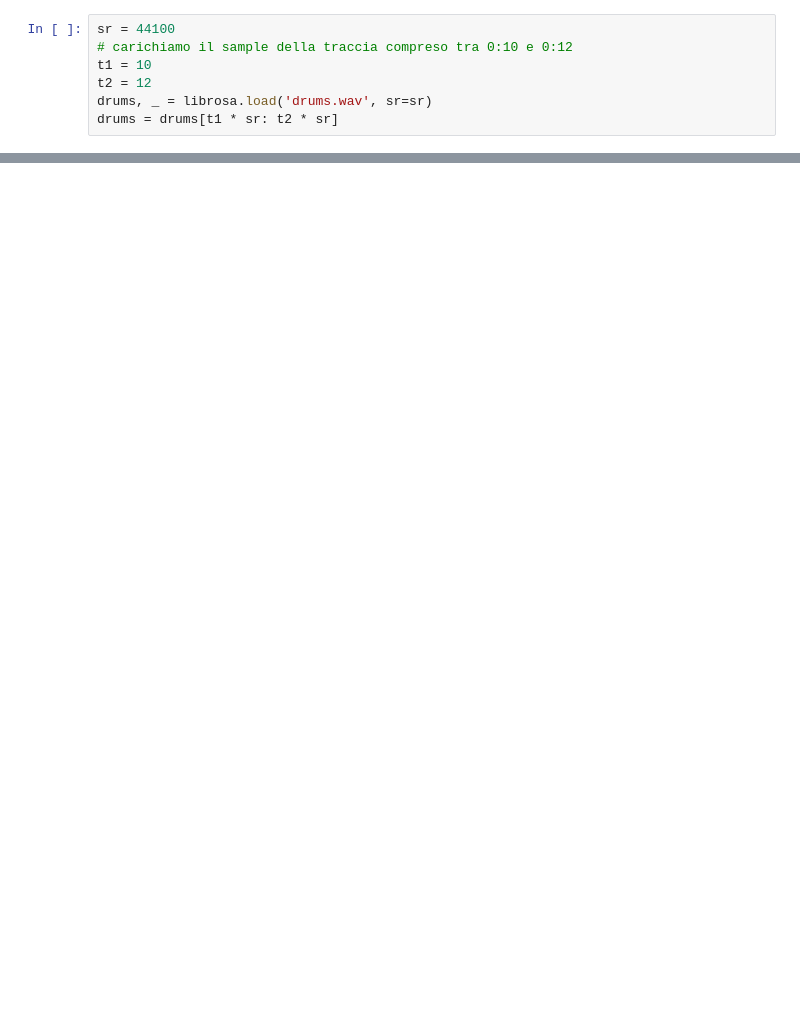
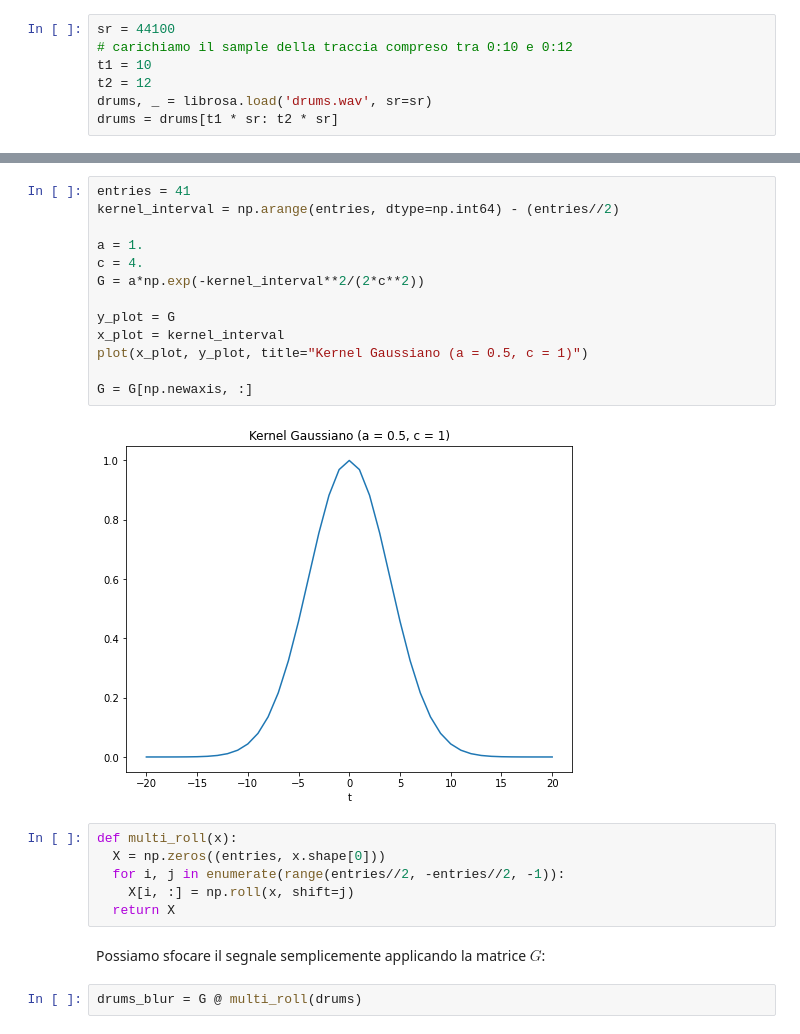
Before and after one commit to erodola/NumMeth-s2-2022, a Jupyter notebook: esercizi/ex3/ex3.ipynb, the cells around one changed output, grey strips where cells are left out. Drawn from its saved outputs; the diff is of its cells as text; blank space fills up the shorter version.

```diff
--- a/esercizi/ex3/ex3.ipynb
+++ b/esercizi/ex3/ex3.ipynb
@@ -41,0 +71,25 @@ IPython.display.Audio(y_blur, rate=sr)
+# %%
+entries = 41
+kernel_interval = np.arange(entries, dtype=np.int64) - (entries//2)
+
+a = 1.
+c = 4.
+G = a*np.exp(-kernel_interval**2/(2*c**2))
+
+y_plot = G
+x_plot = kernel_interval
+plot(x_plot, y_plot, title="Kernel Gaussiano (a = 0.5, c = 1)")
+
+G = G[np.newaxis, :]
+# %% [output]
+[figure, added]
+# %%
+def multi_roll(x):
+  X = np.zeros((entries, x.shape[0]))
+  for i, j in enumerate(range(entries//2, -entries//2, -1)):
+    X[i, :] = np.roll(x, shift=j)
+  return X
+# %% [markdown]
+Possiamo sfocare il segnale semplicemente applicando la matrice $G$:
+# %%
+drums_blur = G @ multi_roll(drums)
```
Also changed, not shown: parts of 23 cells of this notebook.
